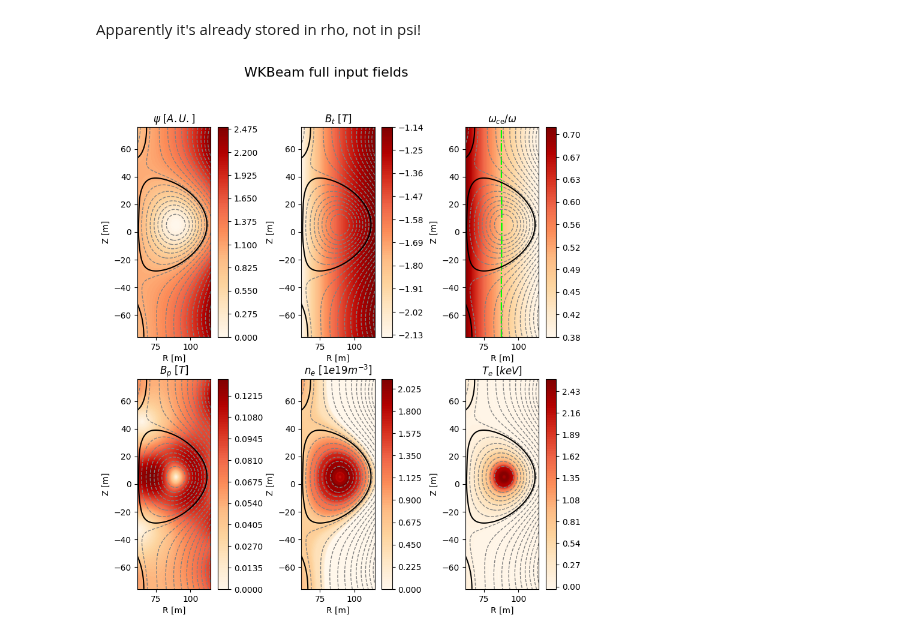
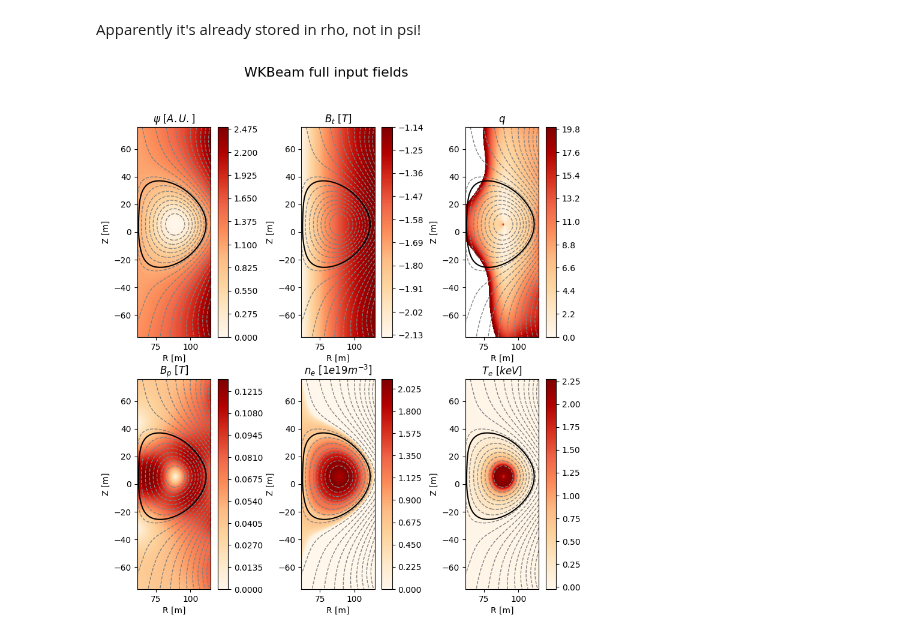
Before and after one commit to EwoutDevlaminck/WKBacca_QL, a Jupyter notebook: ED_plotEquilibrium.ipynb, the cells around one changed output. Saved outputs shown, nothing was run; the diff lists cells and outputs as text; code cells hidden in the pictures.

```diff
--- a/ED_plotEquilibrium.ipynb
+++ b/ED_plotEquilibrium.ipynb
@@ -10,7 +10,7 @@ from CommonModules.PlasmaEquilibrium import TokamakEquilibrium
 from CommonModules.input_data import InputData
 from Tools.PlotData.CommonPlotting import plotting_functions
 # %%
-configfile = '/home/devlamin/WKbeam_simulations/TCV_85352_1.3_nofluct/RayTracing.txt'
+configfile = '/home/devlamin/WKbeam_simulations/TCV_86148_0.6_fluct/RayTracing.txt'
 idata = InputData(configfile)
 Eq = TokamakEquilibrium(idata)
 # %%
@@ -28,6 +28,8 @@ z = np.linspace(Zmin, Zmax, nptZ)
 Rm = R / 100. # converted from cm to m
 Zm = z / 100. # converted from cm to m
 
+RR, ZZ = np.meshgrid(R, z, indexing='ij')
+
     # Cyclotron and plasma frequency
 StixX, StixY, field_and_density = StixParamSample(R, z, Eq, idata.freq)
 Bt2d, BR2d, Bz2d, Ne2d = field_and_density
@@ -35,4 +37,4 @@ Te2d = IntSample(R, z, Eq.TeInt.eval)
 Raxis, Zaxis = Eq.magn_axis_coord_Rz
 
 B_p = np.sqrt(BR2d**2 + Bz2d**2)
-q = np.sqrt((R - Raxis)**2 + (z - Zaxis)**2)*Bt2d / (R*B_p)
+q = np.sqrt((RR - Raxis)**2 + (ZZ - Zaxis)**2)*Bt2d / (RR*B_p)
@@ -67,7 +110,7 @@ plt.colorbar(Bt_grid)
 plot_Bt.set_xlabel('R [m]')
 plot_Bt.set_ylabel('Z [m]')
 plot_Bt.set_title(r'$B_t\ [T]$')
-
+"""
 plot_S = plt.subplot(2,3,3)
 plot_S.set_aspect('equal')
 c_Y = plot_S.contourf(R, z, StixY, 100, cmap='OrRd')
@@ -82,6 +125,30 @@ plot_S.contour(R, z, psi, [1], colors='black')
 plot_S.contour(R, z, psi, np.linspace(np.amin(psi), np.amax(psi), 20), colors='grey', linestyles='dashed', linewidths=1)
 plot_S.set_xlabel('R [m]')
 plot_S.set_ylabel('Z [m]')
+"""
+
+
+q_masked = np.ma.masked_outside(np.abs(q), 0, 20)
+
+plot_Bp = plt.subplot(2,3,3)
+plot_Bp.set_aspect('equal')
+
+Bp_grid = plot_Bp.contourf(
+    R, z, q_masked,
+    levels=100, cmap='OrRd', vmin=0, vmax=20
+)
+
+plot_Bp.contour(R, z, psi, [1], colors='black')
+plot_Bp.contour(R, z, psi, np.linspace(np.amin(psi), np.amax(psi), 20),
+                colors='grey', linestyles='dashed', linewidths=1)
+
+# Set "bad" (masked) values to white
+#Bp_grid.cmap.set_bad(color='white')
+
+plt.colorbar(Bp_grid)
+plot_Bp.set_xlabel('R [m]')
+plot_Bp.set_ylabel('Z [m]')
+plot_Bp.set_title(r'$q$')
 
 
 plot_Bp = plt.subplot(2,3,4)
@@ -90,34 +157,36 @@ Bp_grid = plot_Bp.contourf(R, z, B_p, levels=100, cmap='OrRd')
 plot_Bp.contour(R, z, psi, [1], colors='black')
 plot_Bp.contour(R, z, psi, np.linspace(np.amin(psi), np.amax(psi), 20), colors='grey', linestyles='dashed', linewidths=1)
 plt.colorbar(Bp_grid)
 plot_Bp.set_xlabel('R [m]')
 plot_Bp.set_ylabel('Z [m]')
 plot_Bp.set_title(r'$B_p\ [T]$')
+
+
 
 plot_ne = plt.subplot(2,3,5)
 plot_ne.set_aspect('equal')
 ne_grid = plot_ne.contourf(R, z, Ne2d, levels=100, cmap='OrRd')
 plot_ne.contour(R, z, psi, [1], colors='black')
 plot_ne.contour(R, z, psi, np.linspace(np.amin(psi), np.amax(psi), 20), colors='grey', linestyles='dashed', linewidths=1)
 plt.colorbar(ne_grid)
 plot_ne.set_xlabel('R [m]')
 plot_ne.set_ylabel('Z [m]')
 plot_ne.set_title(r'$n_e\ [1e19 m^{-3}]$')
 
 plot_Te = plt.subplot(2,3,6)
 plot_Te.set_aspect('equal')
 Te_grid = plot_Te.contourf(R, z, Te2d, levels=100, cmap='OrRd')
 plot_Te.contour(R, z, psi, [1], colors='black')
 plot_Te.contour(R, z, psi, np.linspace(np.amin(psi), np.amax(psi), 20), colors='grey', linestyles='dashed', linewidths=1)
 plt.colorbar(Te_grid)
 plot_Te.set_xlabel('R [m]')
 plot_Te.set_ylabel('Z [m]')
 plot_Te.set_title(r'$T_e\ [keV]$')
 
 plt.savefig('WKBeam_input_fields.pdf', dpi=300)
 plt.show()
 # %% [output]
-[figure, old version]
+[figure, new version]
 # %%
 import numpy as np
 import matplotlib
```
Also changed, not shown: parts of 3 cells of this notebook, 37 other files.
